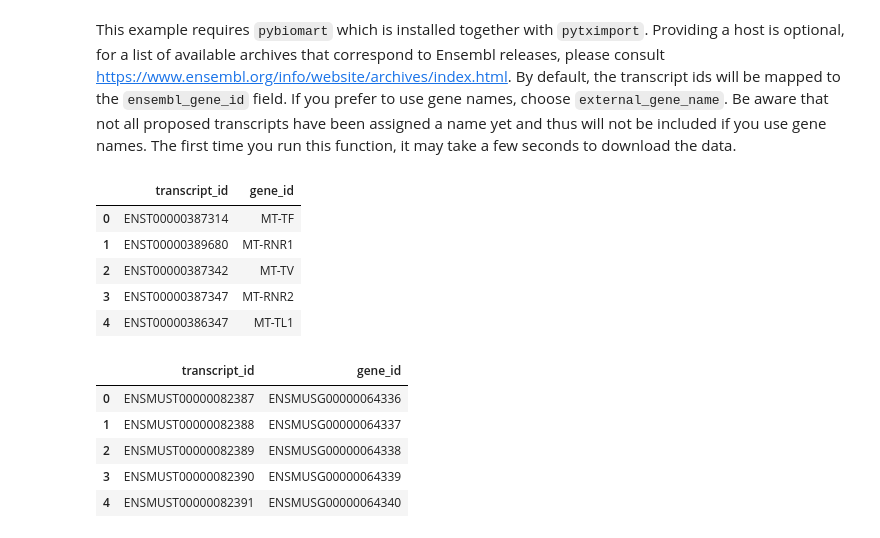
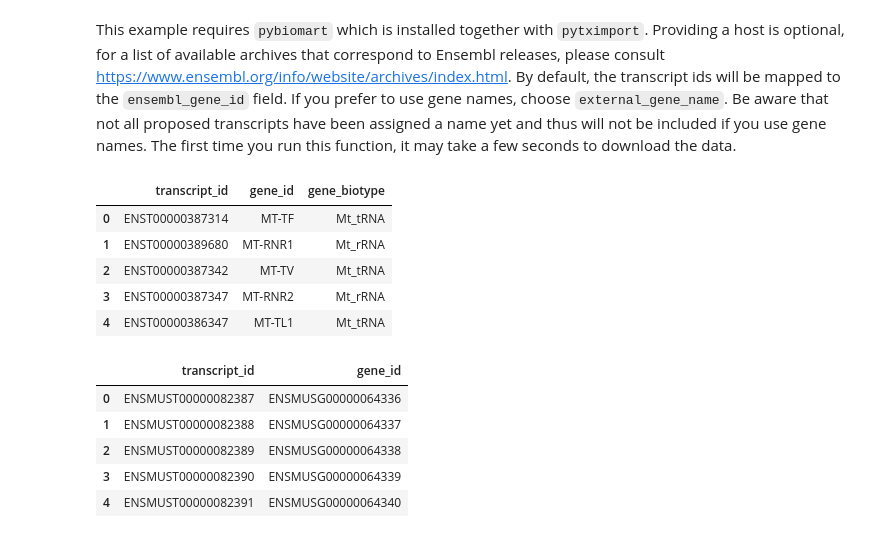
Before and after one commit to complextissue/pytximport, a Jupyter notebook: docs/source/example.ipynb, the cells around one changed output. Cells and saved outputs as stored; diff of their text form; code cells hidden in the pictures.

```diff
--- a/docs/source/example.ipynb
+++ b/docs/source/example.ipynb
@@ -15,18 +15,18 @@ This example requires `pybiomart` which is installed together with `pytximport`.
 # %%
 from pytximport.utils import create_transcript_gene_map
 
 transcript_gene_map_human = create_transcript_gene_map(
     species="human",
-    target_field="external_gene_name",
+    target_field=["external_gene_name", "gene_biotype"], # gene_biotype is not needed for standard use
 )
 transcript_gene_map_human.head(5)
 # %% [output]
-|  | transcript_id | gene_id |
-| 0 | ENST00000387314 | MT-TF |
-| 1 | ENST00000389680 | MT-RNR1 |
-| 2 | ENST00000387342 | MT-TV |
-| 3 | ENST00000387347 | MT-RNR2 |
-| 4 | ENST00000386347 | MT-TL1 |
+|  | transcript_id | gene_id | gene_biotype |
+| 0 | ENST00000387314 | MT-TF | Mt_tRNA |
+| 1 | ENST00000389680 | MT-RNR1 | Mt_rRNA |
+| 2 | ENST00000387342 | MT-TV | Mt_tRNA |
+| 3 | ENST00000387347 | MT-RNR2 | Mt_rRNA |
+| 4 | ENST00000386347 | MT-TL1 | Mt_tRNA |
 # %%
 transcript_gene_map_mouse = create_transcript_gene_map(species="mouse")
 transcript_gene_map_mouse.head(5)
```
Also changed, not shown: parts of 9 cells of this notebook, 6 other files.
